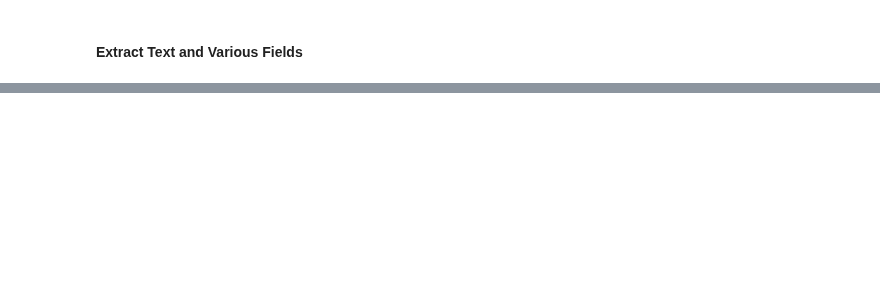
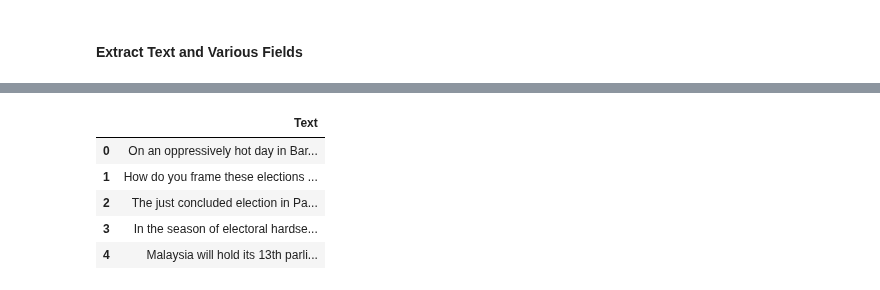
Before and after one commit to Rupository/IndiaMediaLens-Capture, a Jupyter notebook: Story Extraction/Opinion Pieces/ExtractText.ipynb, the cells around one changed output, grey strips where cells are left out. Saved outputs shown, nothing was run; the diff lists cells and outputs as text; code cells hidden in the pictures; blank space fills up the shorter version.

```diff
--- a/Story Extraction/Opinion Pieces/ExtractText.ipynb
+++ b/Story Extraction/Opinion Pieces/ExtractText.ipynb
@@ -85,7 +88,7 @@ def parse_url(url) -> str | None:
 
     except (ArticleException, LookupError) as e1:
         try: # second attempt (identical)
-            if str(e1).find('403') != -1 or isinstance(e1, LookupError):
+            if str(e1).find(' 403 ') != -1 or isinstance(e1, LookupError):
                 article = Article(url)
                 article.download()
                 article.parse()
@@ -106,7 +109,7 @@ def parse_url(url) -> str | None:
 
         except (ArticleException, LookupError) as e2:
             try: # 3rd attempt (with config)
-                if str(e2).find('403') != -1 or isinstance(e2, LookupError):
+                if str(e2).find(' 403 ') != -1 or isinstance(e2, LookupError):
                     article = Article(url, config=config)
                     article.download()
                     article.parse()
@@ -126,7 +129,7 @@ def parse_url(url) -> str | None:
 
             except (ArticleException, LookupError) as e3:
                 # final attempt (config and selenium)
-                if str(e3).find('403') != -1 or isinstance(e3, LookupError):
+                if str(e3).find(' 403 ') != -1 or isinstance(e3, LookupError):
                     article = Article(url, config=config)
                     article.download(input_html = get_selenium_html(url))
                     article.parse()
@@ -144,6 +147,13 @@ def parse_url(url) -> str | None:
                     logging.error(str(e3))
                     return ''
 
+def parse_url_safe(url):
+    try:
+        return parse_url(url)
+    except Exception as e:
+        logging.error(f"Unhandled exception parsing [{url}]: {e}")
+        return ''
+
 def decode_url(url:str):
     return gnewsdecoder(url)['decoded_url']
 
@@ -160,7 +170,7 @@ def parse_stories_parallel(stories, max_threads=15):
             story['text'] = text
 
         except Exception as e:
-            logging.error(f"Unexpected failure processing [{story['url']}]: {e}")
+            print(f"Unexpected failure processing [{story['url']}]: {e}")
             story['text'] = ''
 
     return stories
@@ -178,7 +188,7 @@ def decode_urls_parallel(stories:list[dict[str|str]], max_threads=15):
             story['url'] = url
 
         except Exception as e:
-            logging.error(f"Unexpected failure processing [{story['url']}]: {e}")
+            print(f"Unexpected failure processing [{story['url']}]: {e}")
             story['url'] = ''
 
     return stories
@@ -227,13 +235,4 @@ df
 # %% [markdown]
 #### Extract Text and Various Fields
 # %%
-newspaper3k_df = df['url'].progress_apply(extract_items)
-
-new_column_names = [
-    'parsed_title', 'parsed_authors',
-    'Text', 'parsed_tags', 'parsed_summary', 'parsed_keywords'
-]
-
-newspaper3k_df = pd.DataFrame(data = newspaper3k_df.tolist(), columns = new_column_names, index=df.index)
-
-newspaper3k_df.head()
+newspaper3k_df = df['url'].progress_apply(parse_url_safe)
@@ -252,3 +239,14 @@ Article `download()` failed with 404 Client Error: Not Found for url: https://ww
+# %%
+newspaper3k_df = pd.DataFrame(data = newspaper3k_df.tolist(), columns = ['Text'], index=df.index)
+
+newspaper3k_df.head()
+# %% [output]
+|  | Text |
+| 0 | On an oppressively hot day in Bar... |
+| 1 | How do you frame these elections ... |
+| 2 | The just concluded election in Pa... |
+| 3 | In the season of electoral hardse... |
+| 4 | Malaysia will hold its 13th parli... |
 # %%
 df = df.join(newspaper3k_df)
 
```
Also changed, not shown: parts of 9 cells of this notebook, 2 other files.
